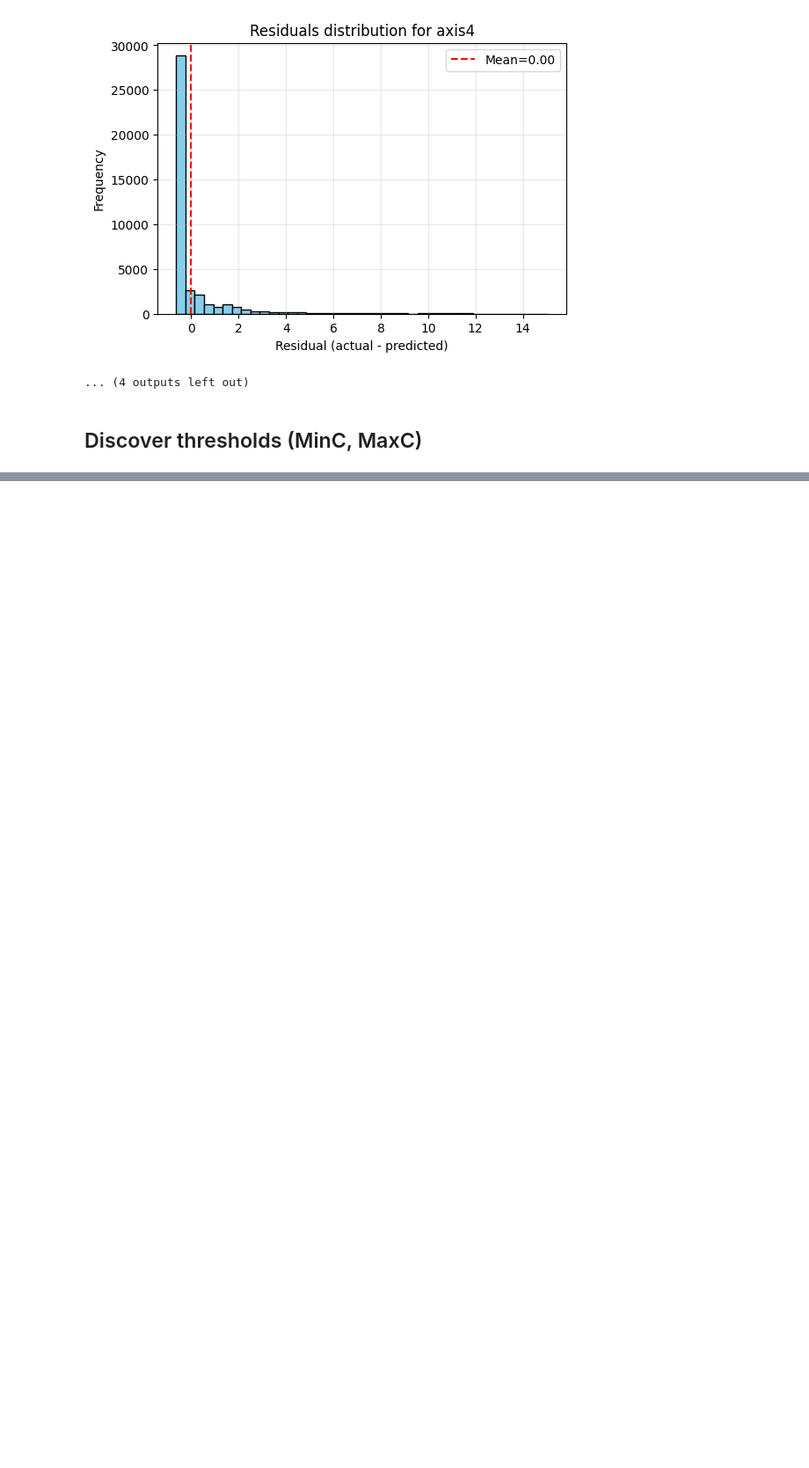
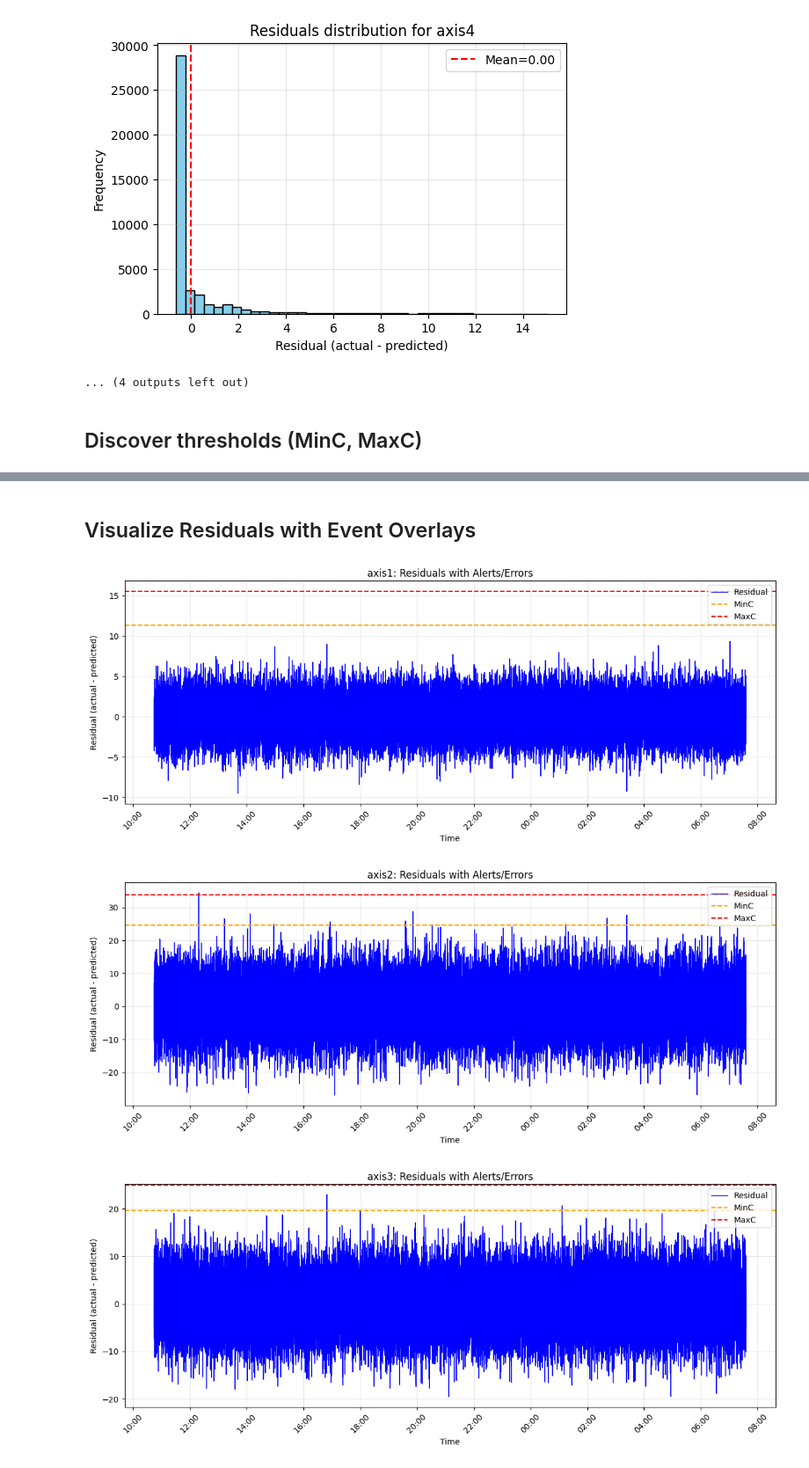
Before and after one commit to AiswaryaSukumar/CSCN8010_Assignment1, a Jupyter notebook: Streaming_Regression.ipynb, the cells around one changed output, grey strips where cells are left out. Shown at 88% size. Drawn from its saved outputs; the diff is of its cells as text; code cells hidden in the pictures; blank space fills up the shorter version.

```diff
--- a/Streaming_Regression.ipynb
+++ b/Streaming_Regression.ipynb
@@ -289,0 +292,20 @@ thr_table_std.to_csv(DATA_DIR / "thresholds_std.csv", index=False)
+# %%
+from synthetic_data import make_synthetic_test
+
+# --- Step 4: Use external synthetic data generator ---
+df_test, sample_interval_sec = make_synthetic_test(
+    df_train, models, AXES,
+    anomaly_blocks=5,
+    block_min_sec=15, block_max_sec=25,
+    residuals_dict=residuals_dict,
+    force_above=True,   # ensure anomalies exceed MaxC
+    MinC=MinC_pct,
+    MaxC=MaxC_pct
+)
+
+# Save for reproducibility
+synthetic_path = DATA_DIR / "Synthetic_test.csv"
+df_test.to_csv(synthetic_path, index=False)
+
+print(f"✅ Synthetic test data saved to {synthetic_path}")
+print(df_test.head())
@@ -289,0 +421,59 @@ thr_table_std.to_csv(DATA_DIR / "thresholds_std.csv", index=False)
+# %% [markdown]
+## Visualize Residuals with Event Overlays
+# %%
+import matplotlib.dates as mdates
+
+def plot_residuals_with_events(axis, df, residuals_test, MinC, MaxC, events):
+    r = residuals_test[axis]
+    t = df['time'].values
+
+    plt.figure(figsize=(12,5))
+    plt.plot(t, r, color="blue", linewidth=1, label="Residual")
+    plt.axhline(MinC[axis], linestyle="--", color="orange", label="MinC")
+    plt.axhline(MaxC[axis], linestyle="--", color="red", label="MaxC")
+
+    for ev in events:
+        if ev.axis != axis:
+            continue
+
+        # Vertical span for event
+        plt.axvline(df.loc[ev.start_idx, 'time'], color="green" if ev.level=="ALERT" else "red",
+                    linestyle="--", alpha=0.7)
+        plt.axvline(df.loc[ev.end_idx, 'time'], color="green" if ev.level=="ALERT" else "red",
+                    linestyle="--", alpha=0.7)
+
+        # Mark peak point
+        plt.scatter(df.loc[ev.end_idx,'time'], ev.peak_residual,
+                    color="red" if ev.level=="ERROR" else "orange", marker="x", s=80)
+
+        # Duration label in the middle of event
+        mid_idx = ev.start_idx + (ev.end_idx - ev.start_idx)//2
+        mid_time = df.loc[mid_idx, 'time']
+        plt.text(mid_time, ev.peak_residual + 1,
+                 f"{ev.level}\n{ev.duration_sec:.1f}s",
+                 color="red" if ev.level=="ERROR" else "orange",
+                 ha="center", va="bottom", fontsize=8,
+                 bbox=dict(facecolor="white", alpha=0.6, edgecolor="none"))
+
+    # Format time axis
+    ax = plt.gca()
+    ax.xaxis.set_major_locator(mdates.HourLocator(interval=2))   # every 2 hours
+    ax.xaxis.set_major_formatter(mdates.DateFormatter("%H:%M"))  # show HH:MM
+    plt.xticks(rotation=45)
+
+    plt.title(f"{axis}: Residuals with Alerts/Errors")
+    plt.xlabel("Time")
+    plt.ylabel("Residual (actual - predicted)")
+    plt.legend()
+    plt.grid(alpha=0.3)
+    plt.tight_layout()
+    plt.show()
+
+
+# --- Run visualization for all axes ---
+for axis in AXES:
+    plot_residuals_with_events(axis, df_test, residuals_test, MinC, MaxC, events)
+# %% [output]
+[figure, added]
+[figure, added]
+[figure, added]
```
Also changed, not shown: parts of 7 cells of this notebook, 1 other file.
